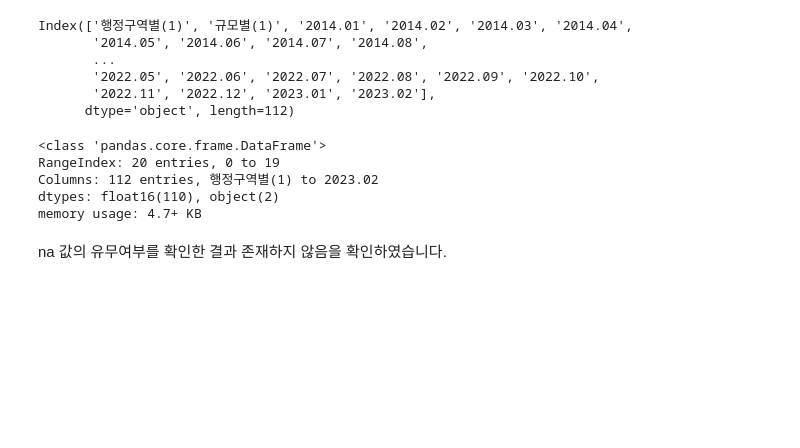
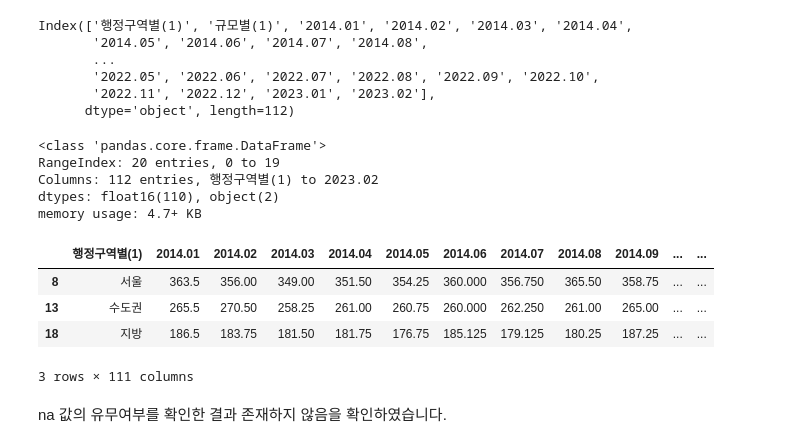
Before and after one commit to dongyoon9802/pythonAnalasys, a Jupyter notebook: pyhtonAnalysis.ipynb, the cells around one changed output. Drawn from its saved outputs; the diff is of its cells as text; code cells hidden in the pictures; blank space fills up the shorter version.

```diff
--- a/pyhtonAnalysis.ipynb
+++ b/pyhtonAnalysis.ipynb
@@ -154,6 +195,16 @@ RangeIndex: 20 entries, 0 to 19
 Columns: 112 entries, 행정구역별(1) to 2023.02
 dtypes: float16(110), object(2)
 memory usage: 4.7+ KB
+# %%
+aptMidRentPrice_edit = aptMidRentPrice.drop(aptMidRentPrice[aptMidRentPrice['행정구역별(1)'].isin(['전국'])].index)
+aptMidRentPrice_edit = aptMidRentPrice_edit.drop(aptMidRentPrice_edit[aptMidRentPrice_edit['규모별(1)'].isin(['초소형(40㎡ 이하)','소형(40㎡초과 60㎡이하)','중소형(60㎡초과 85㎡이하)','대형(135㎡ 초과)'])].index)
+aptMidRentPrice_edit.drop('규모별(1)',axis=1)
+# %% [output]
+|  | 행정구역별(1) | 2014.01 | 2014.02 | 2014.03 | 2014.04 | 2014.05 | 2014.06 | 2014.07 | 2014.08 | 2014.09 | ... | ... |
+| 8 | 서울 | 363.5 | 356.00 | 349.00 | 351.50 | 354.25 | 360.000 | 356.750 | 365.50 | 358.75 | ... | ... |
+| 13 | 수도권 | 265.5 | 270.50 | 258.25 | 261.00 | 260.75 | 260.000 | 262.250 | 261.00 | 265.00 | ... | ... |
+| 18 | 지방 | 186.5 | 183.75 | 181.50 | 181.75 | 176.75 | 185.125 | 179.125 | 180.25 | 187.25 | ... | ... |
+3 rows × 111 columns
 # %% [markdown]
 na 값의 유무여부를 확인한 결과 존재하지 않음을 확인하였습니다.
 # %%
```
Also changed, not shown: parts of 7 cells of this notebook.
